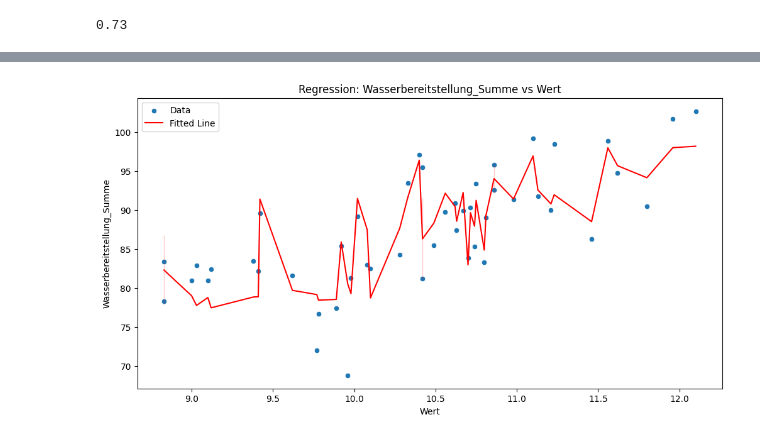
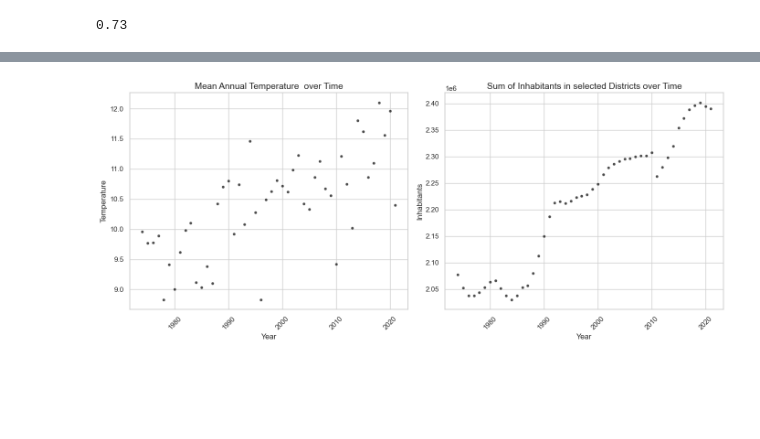
Before and after one commit to DavidArtukovic/Projektarbeit_Artukovic, a Jupyter notebook: src/yearly_water_demand.ipynb, the cells around one changed output, grey strips where cells are left out. Drawn from its saved outputs; the diff is of its cells as text; code cells hidden in the pictures; blank space fills up the shorter version.

Commit message:
various datasets added, SARIMX model for longterm forecast

```diff
--- a/src/yearly_water_demand.ipynb
+++ b/src/yearly_water_demand.ipynb
@@ -72,12 +55,41 @@ plt.show()
-# %%
-# Plot Wasserbereitstellung_Summe vs Wert
-plt.figure(figsize=(12, 6))
-sns.scatterplot(x="Wert", y="Wasserbereitstellung_Summe", data=df, label="Data")
-sns.lineplot(x="Wert", y=model.predict(X), color="red", data=df, label="Fitted Line")
-plt.xlabel("Wert")
-plt.ylabel("Wasserbereitstellung_Summe")
-plt.title("Regression: Wasserbereitstellung_Summe vs Wert")
-plt.legend()
-plt.show()
-# %% [output]
-[figure, removed]
+# %%
+# Set the style
+sns.set(style="whitegrid")
+
+# Create the subplots
+fig, (ax1, ax2) = plt.subplots(1, 2, figsize=(14, 6))
+
+# Scatterplot for Wert
+sns.scatterplot(
+    x="Jahr", y="Wert", data=df, ax=ax1, color="black", s=20, edgecolor="w", alpha=0.7
+)
+ax1.set_xlabel("Year", fontsize=12)
+ax1.set_ylabel("Temperature", fontsize=12)
+ax1.set_title("Mean Annual Temperature  over Time", fontsize=14)
+ax1.tick_params(axis="x", rotation=45)
+ax1.grid(True)
+
+# Scatterplot for Summe_Einwohner
+sns.scatterplot(
+    x="Jahr",
+    y="Summe_Einwohner",
+    data=df,
+    ax=ax2,
+    color="black",
+    s=20,
+    edgecolor="w",
+    alpha=0.7,
+)
+ax2.set_xlabel("Year", fontsize=12)
+ax2.set_ylabel("Inhabitants", fontsize=12)
+ax2.set_title("Sum of Inhabitants in selected Districts over Time", fontsize=14)
+ax2.tick_params(axis="x", rotation=45)
+ax2.grid(True)
+
+# Adjust layout
+plt.tight_layout()
+
+# Show plot
+plt.show()
+# %% [output]
+[figure, added]
```
Also changed, not shown: parts of 2 cells of this notebook, 37 other files.
